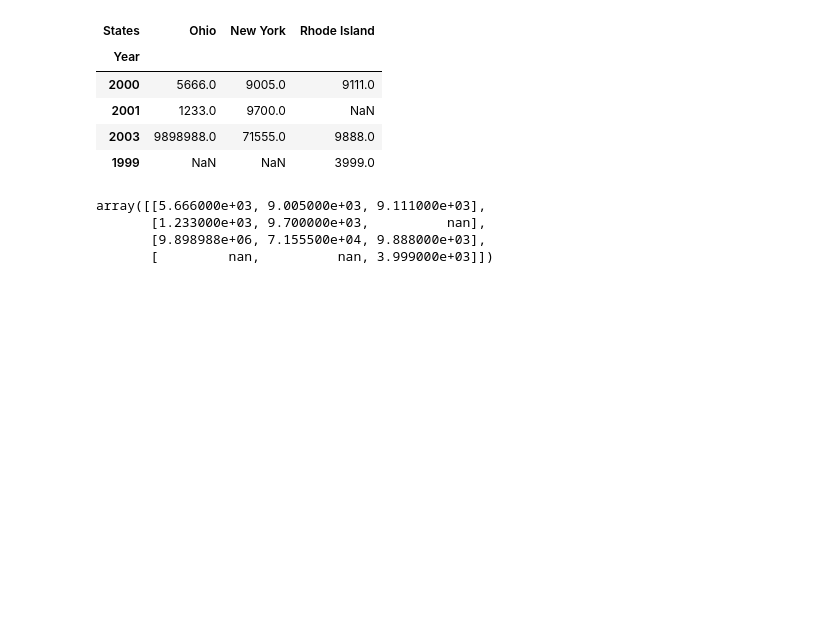
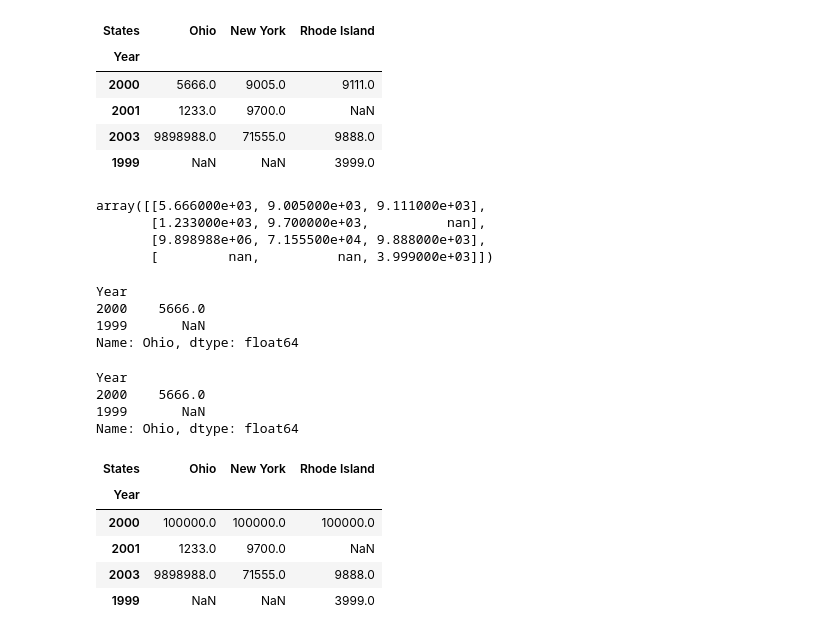
Before and after one commit to Jerrely1618/Data-Wrangling, a Jupyter notebook: Data_Wrangling_Notebook.ipynb, the cells around one changed output. Cells and saved outputs as stored; diff of their text form; code cells hidden in the pictures; blank space fills up the shorter version.

```diff
--- a/Data_Wrangling_Notebook.ipynb
+++ b/Data_Wrangling_Notebook.ipynb
@@ -325,3 +328,27 @@ array([[5.666000e+03, 9.005000e+03, 9.111000e+03],
        [1.233000e+03, 9.700000e+03,          nan],
        [9.898988e+06, 7.155500e+04, 9.888000e+03],
        [         nan,          nan, 3.999000e+03]])
+# %%
+pops_frame.T.loc["Ohio",[2000,1999]]
+# %% [output]
+Year
+2000    5666.0
+1999       NaN
+Name: Ohio, dtype: float64
+# %%
+pops_frame.T.iloc[0,[0,-1]]
+# %% [output]
+Year
+2000    5666.0
+1999       NaN
+Name: Ohio, dtype: float64
+# %%
+pops_frame.loc[2000]=100000
+pops_frame
+# %% [output]
+| States | Ohio | New York | Rhode Island |
+| Year |  |  |  |
+| 2000 | 100000.0 | 100000.0 | 100000.0 |
+| 2001 | 1233.0 | 9700.0 | NaN |
+| 2003 | 9898988.0 | 71555.0 | 9888.0 |
+| 1999 | NaN | NaN | 3999.0 |
```
Also changed, not shown: parts of 18 cells of this notebook.
